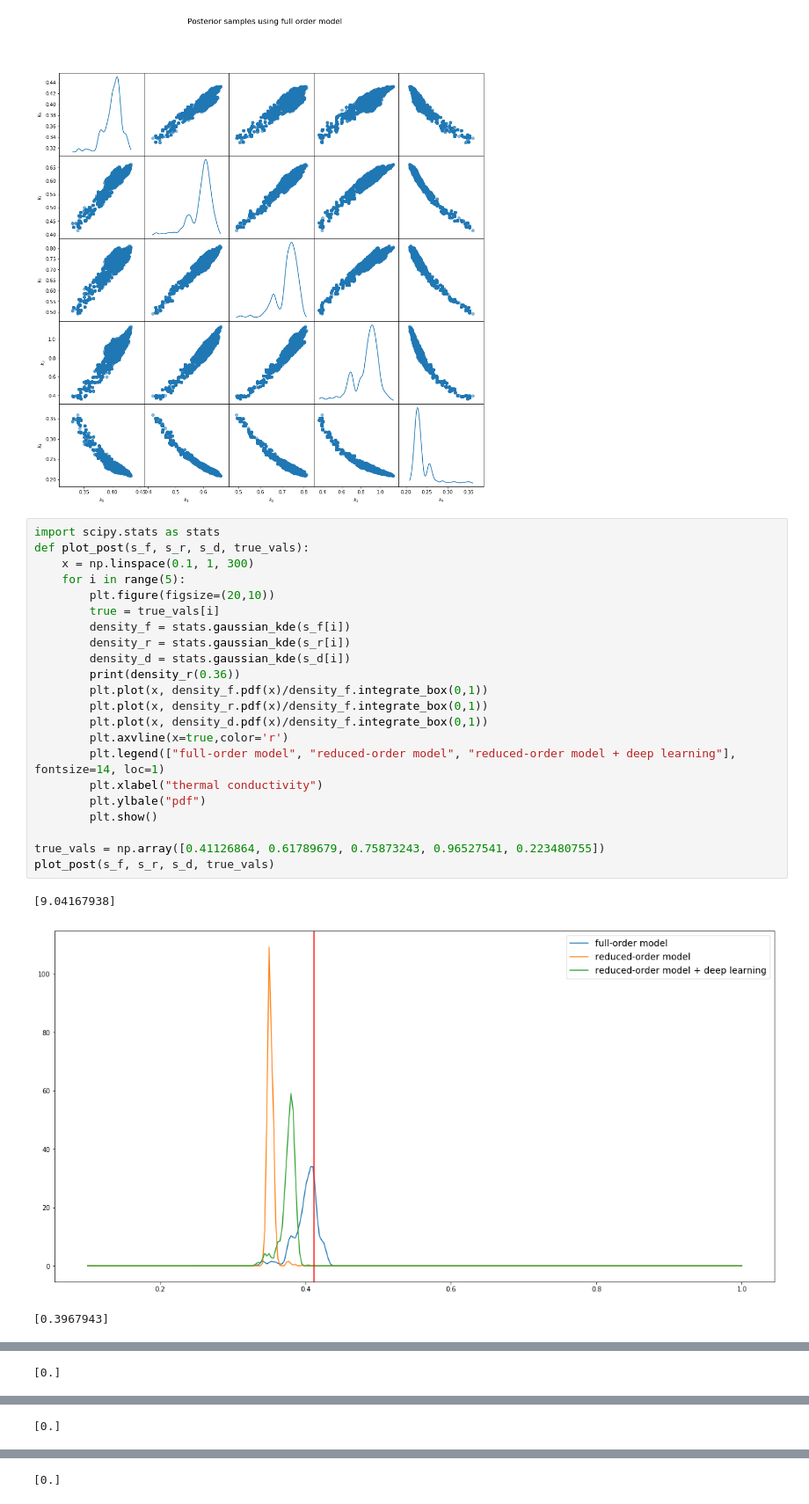
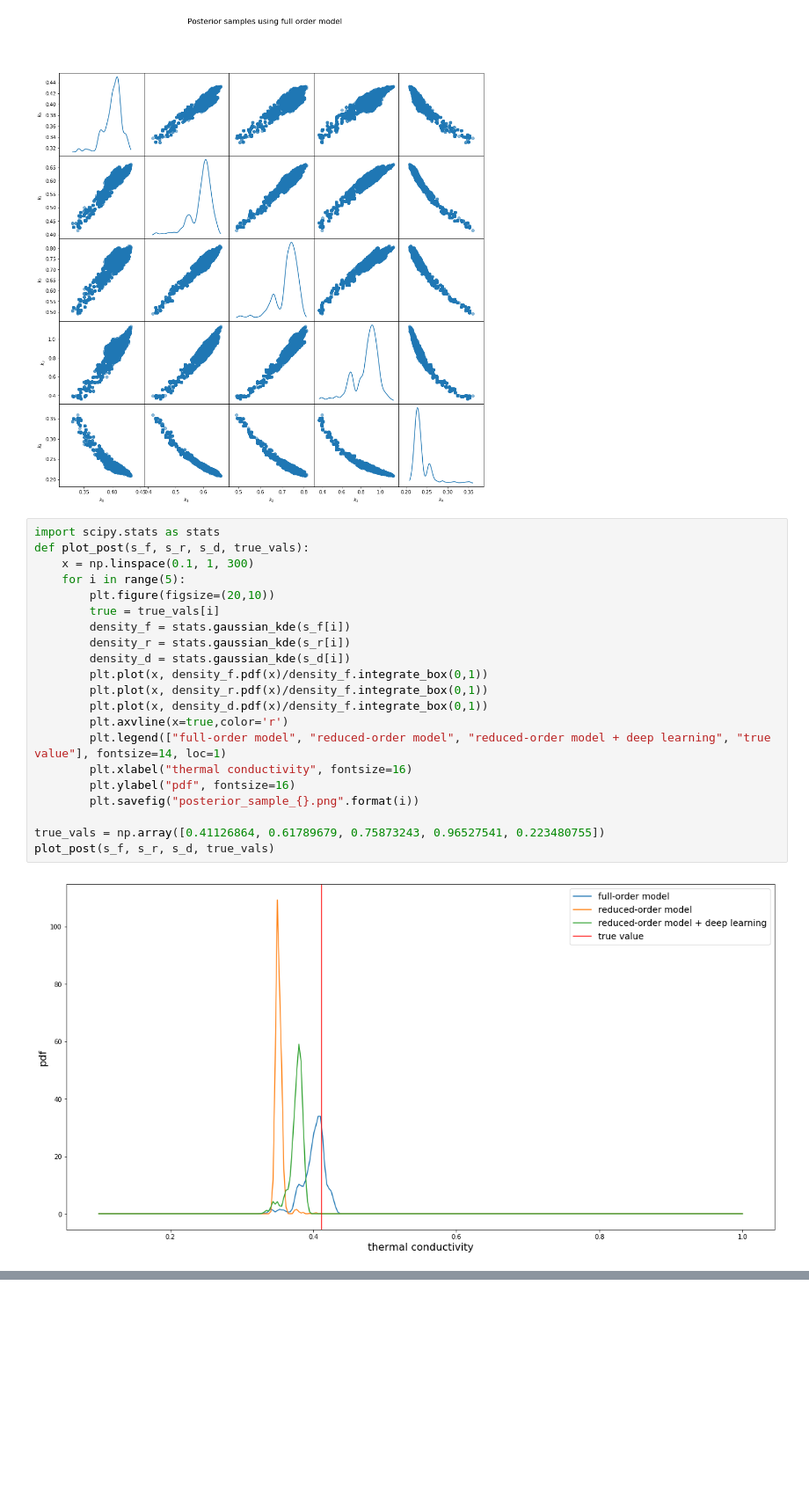
Before and after one commit to sheroze1123/BayesianInferenceDL, a Jupyter notebook: applications/thermal_fin/Thermal_Fin_Bayesian_Inference.ipynb, the cells around one changed output, grey strips where cells are left out. Shown at 88% size. Drawn from its saved outputs; the diff is of its cells as text; blank space fills up the shorter version.

```diff
--- a/applications/thermal_fin/Thermal_Fin_Bayesian_Inference.ipynb
+++ b/applications/thermal_fin/Thermal_Fin_Bayesian_Inference.ipynb
@@ -271,26 +271,23 @@ plt.savefig("samps_fom.png", dpi=250)
 # %%
 import scipy.stats as stats
 def plot_post(s_f, s_r, s_d, true_vals):
     x = np.linspace(0.1, 1, 300)
     for i in range(5):
         plt.figure(figsize=(20,10))
         true = true_vals[i]
         density_f = stats.gaussian_kde(s_f[i])
         density_r = stats.gaussian_kde(s_r[i])
         density_d = stats.gaussian_kde(s_d[i])
-        print(density_r(0.36))
         plt.plot(x, density_f.pdf(x)/density_f.integrate_box(0,1))
         plt.plot(x, density_r.pdf(x)/density_f.integrate_box(0,1))
         plt.plot(x, density_d.pdf(x)/density_f.integrate_box(0,1))
         plt.axvline(x=true,color='r')
-        plt.legend(["full-order model", "reduced-order model", "reduced-order model + deep learning"], fontsize=14, loc=1)
-        plt.xlabel("thermal conductivity")
-        plt.ylbale("pdf")
-        plt.show()
+        plt.legend(["full-order model", "reduced-order model", "reduced-order model + deep learning", "true value"], fontsize=14, loc=1)
+        plt.xlabel("thermal conductivity", fontsize=16)
+        plt.ylabel("pdf", fontsize=16)
+        plt.savefig("posterior_sample_{}.png".format(i))
 
 true_vals = np.array([0.41126864, 0.61789679, 0.75873243, 0.96527541, 0.223480755])
 plot_post(s_f, s_r, s_d, true_vals)
 # %% [output]
-[9.04167938]
-[figure, old version]
+[figure, new version]
-[0.3967943]
@@ -298 +294,0 @@ plot_post(s_f, s_r, s_d, true_vals)
-[0.]
@@ -300 +295,0 @@ plot_post(s_f, s_r, s_d, true_vals)
-[0.]
@@ -302 +296,0 @@ plot_post(s_f, s_r, s_d, true_vals)
-[0.]
```
Also changed, not shown: parts of 1 cell of this notebook, 5 other files.
